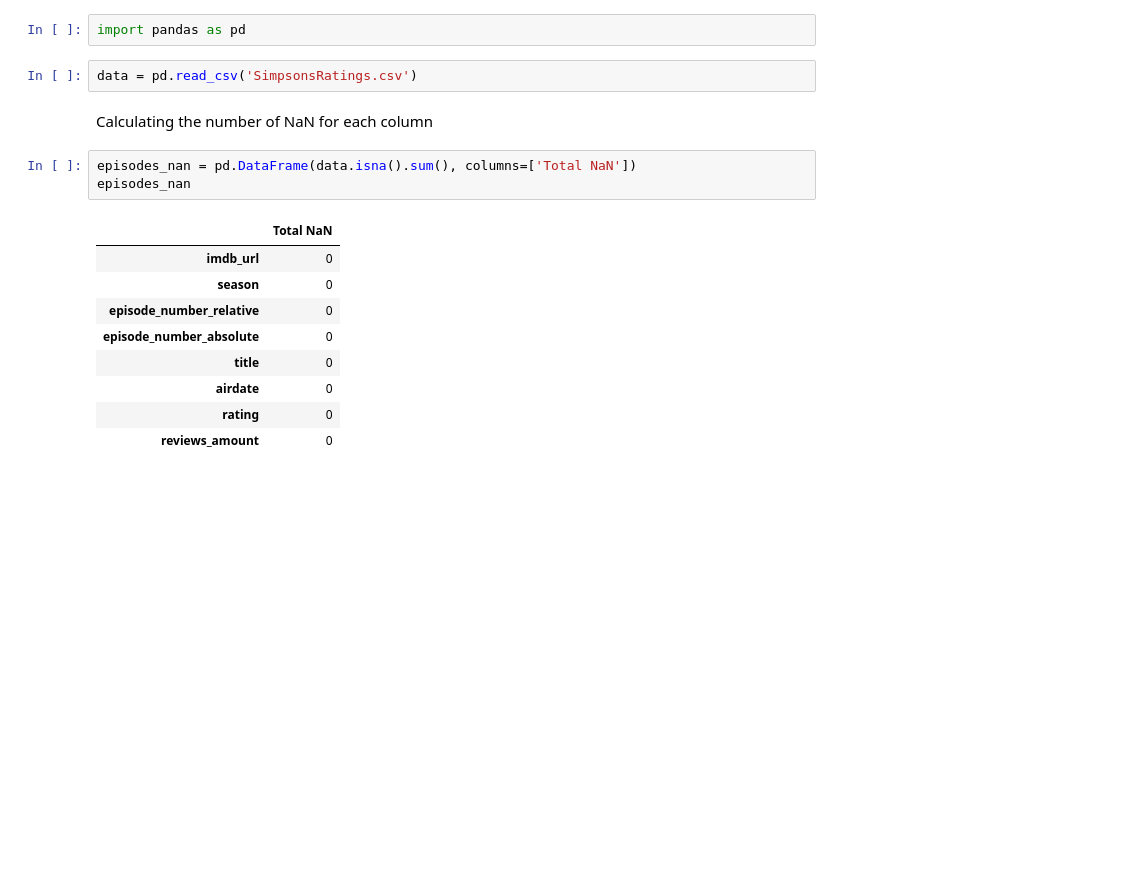
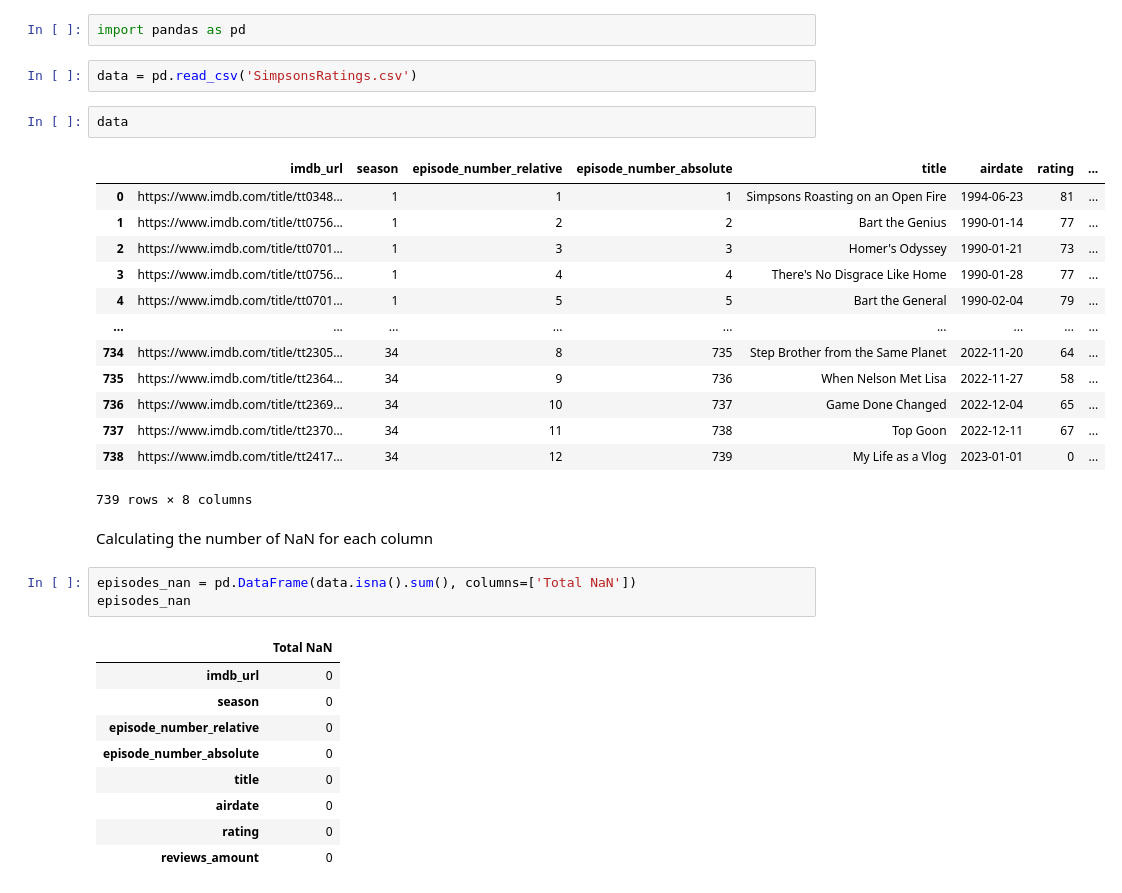
Before and after one commit to JuliaTsymbal/Data_Management_Project, a Jupyter notebook: raw_data_quality.ipynb, the cells around one changed output. Drawn from its saved outputs; the diff is of its cells as text; blank space fills up the shorter version.

```diff
--- a/raw_data_quality.ipynb
+++ b/raw_data_quality.ipynb
@@ -2,6 +2,22 @@
 import pandas as pd
 # %%
 data = pd.read_csv('SimpsonsRatings.csv')
+# %%
+data
+# %% [output]
+|  | imdb_url | season | episode_number_relative | episode_number_absolute | title | airdate | rating | ... |
+| 0 | https://www.imdb.com/title/tt0348... | 1 | 1 | 1 | Simpsons Roasting on an Open Fire | 1994-06-23 | 81 | ... |
+| 1 | https://www.imdb.com/title/tt0756... | 1 | 2 | 2 | Bart the Genius | 1990-01-14 | 77 | ... |
+| 2 | https://www.imdb.com/title/tt0701... | 1 | 3 | 3 | Homer's Odyssey | 1990-01-21 | 73 | ... |
+| 3 | https://www.imdb.com/title/tt0756... | 1 | 4 | 4 | There's No Disgrace Like Home | 1990-01-28 | 77 | ... |
+| 4 | https://www.imdb.com/title/tt0701... | 1 | 5 | 5 | Bart the General | 1990-02-04 | 79 | ... |
+| ... | ... | ... | ... | ... | ... | ... | ... | ... |
+| 734 | https://www.imdb.com/title/tt2305... | 34 | 8 | 735 | Step Brother from the Same Planet | 2022-11-20 | 64 | ... |
+| 735 | https://www.imdb.com/title/tt2364... | 34 | 9 | 736 | When Nelson Met Lisa | 2022-11-27 | 58 | ... |
+| 736 | https://www.imdb.com/title/tt2369... | 34 | 10 | 737 | Game Done Changed | 2022-12-04 | 65 | ... |
+| 737 | https://www.imdb.com/title/tt2370... | 34 | 11 | 738 | Top Goon | 2022-12-11 | 67 | ... |
+| 738 | https://www.imdb.com/title/tt2417... | 34 | 12 | 739 | My Life as a Vlog | 2023-01-01 | 0 | ... |
+739 rows × 8 columns
 # %% [markdown]
 
 
```
Also changed, not shown: parts of 15 cells of this notebook, 2 other files.
